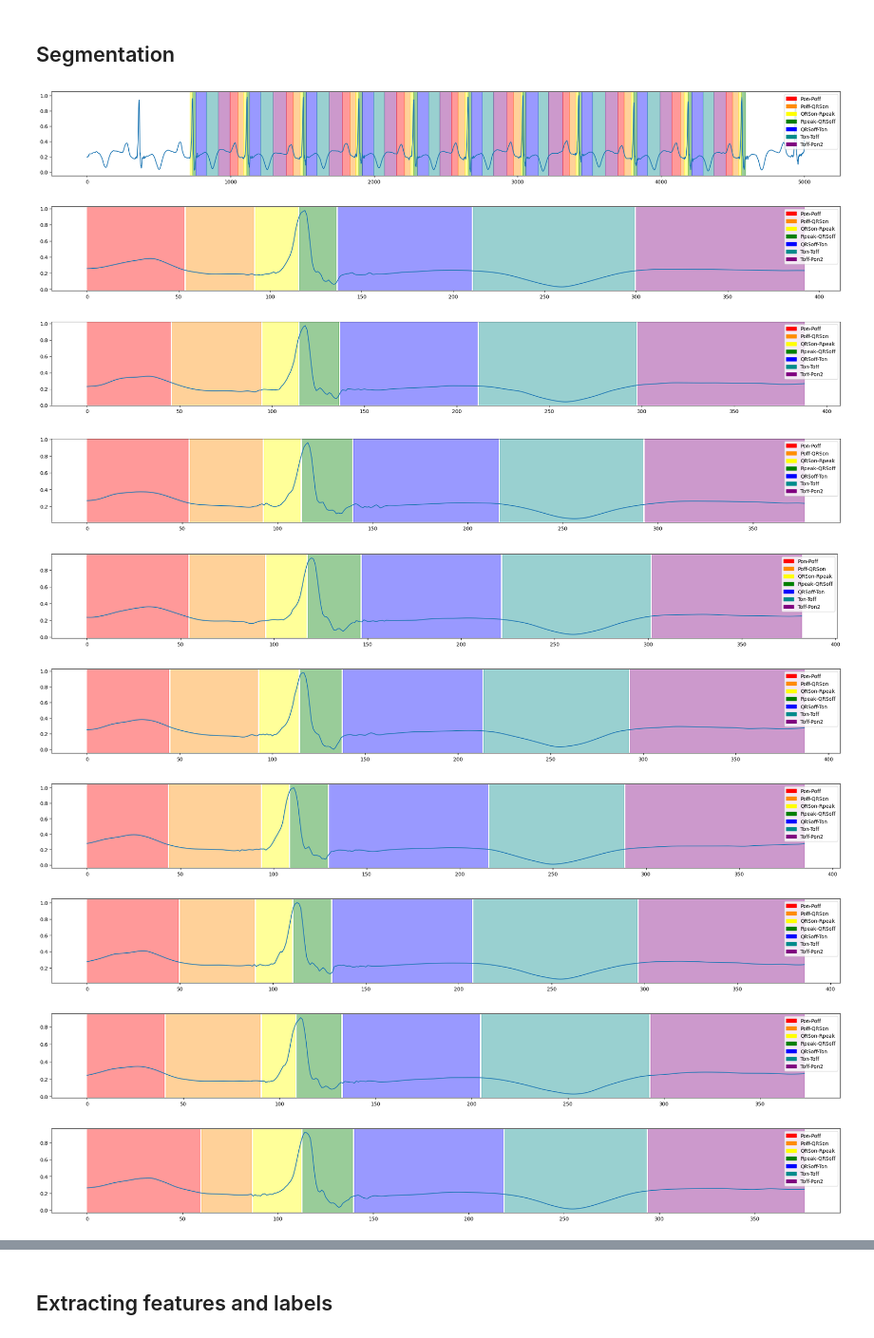
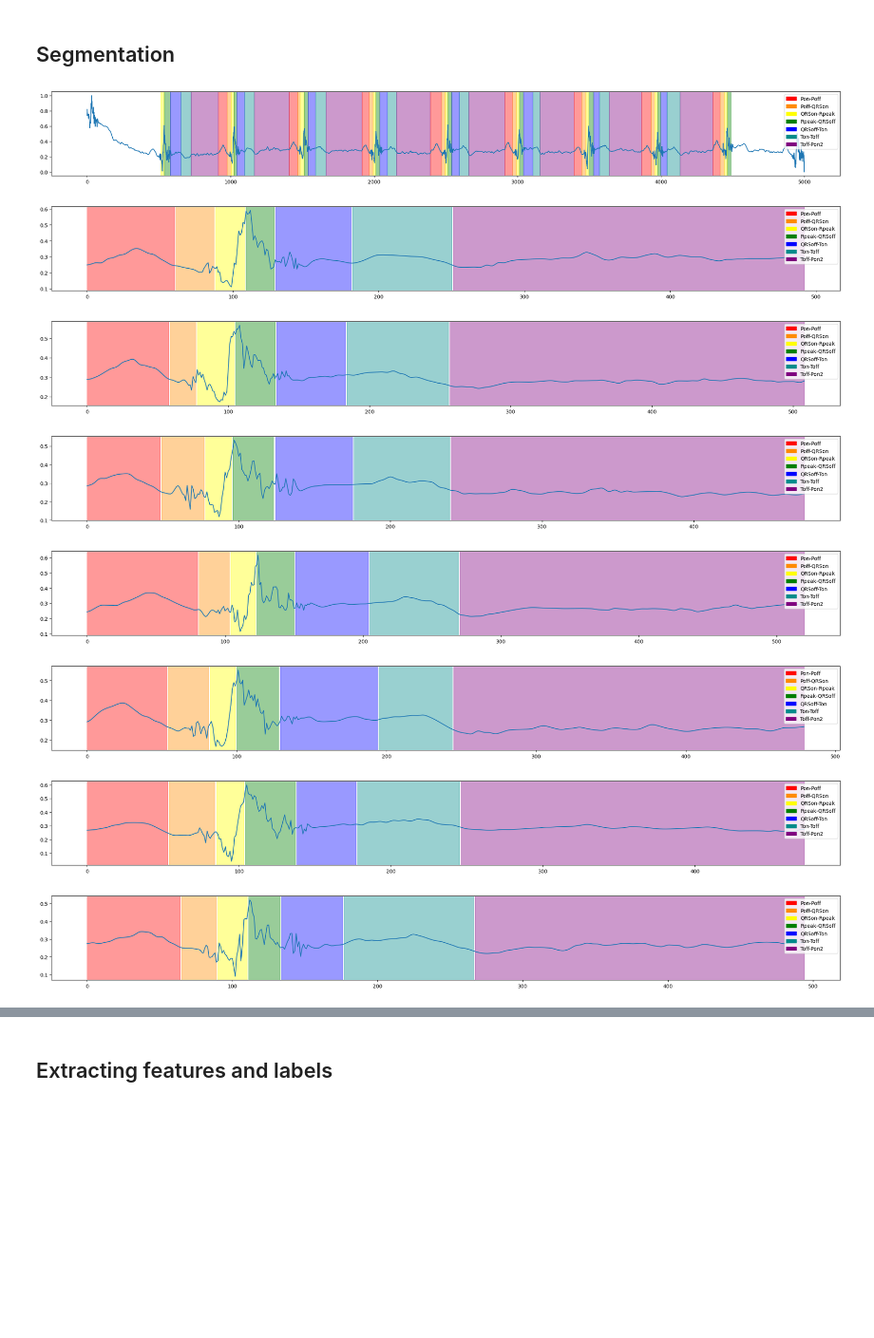
Before and after one commit to rendyisd/ecg-delineation, a Jupyter notebook: main/data_preprocessing.ipynb, the cells around one changed output, grey strips where cells are left out. Shown at 95% size. Saved outputs shown, nothing was run; the diff lists cells and outputs as text; code cells hidden in the pictures; blank space fills up the shorter version.

```diff
--- a/main/data_preprocessing.ipynb
+++ b/main/data_preprocessing.ipynb
@@ -107,7 +107,7 @@ bpm        bpm         Machine BP beat detections           False
 #Frequency sample
 fs = dict_record['fs']
 
-signal = dict_record['p_signal'][:, 1]
+signal = dict_record['p_signal'][:, 7]
 WAVELET_FUNCTION = 'bior6.8'
 DECOMPOSITION_LEVEL = 7
 
@@ -150,24 +152,21 @@ plt.show()
 # %% [markdown]
 ## Segmentation
-# %%
-ecg = ECGSignal.load_ecg_signal(69, 'iii')
-
-ecg.plot_segments()
-# %% [output]
-[figure, removed]
 # %%
+ecg = ECGSignal.load_ecg_signal(4, 'ii')
+
+ecg.plot_segments()
+
 ecg_beats = ecg.cut_per_beat()
 
 # plot record 125 lead ii normal beats
 for signal, segment_map in ecg_beats:
     ECGSignal.plot_signal_segments(signal, segment_map)
 # %% [output]
-[figure, old version]
+[figure, new version]
-[figure, old version]
+[figure, new version]
-[figure, old version]
+[figure, new version]
-[figure, old version]
+[figure, new version]
-[figure, old version]
+[figure, new version]
-[figure, old version]
+[figure, new version]
-[figure, old version]
+[figure, new version]
-[figure, old version]
+[figure, new version]
-[figure, removed]
```
Also changed, not shown: parts of 11 cells of this notebook, 14 other files.
